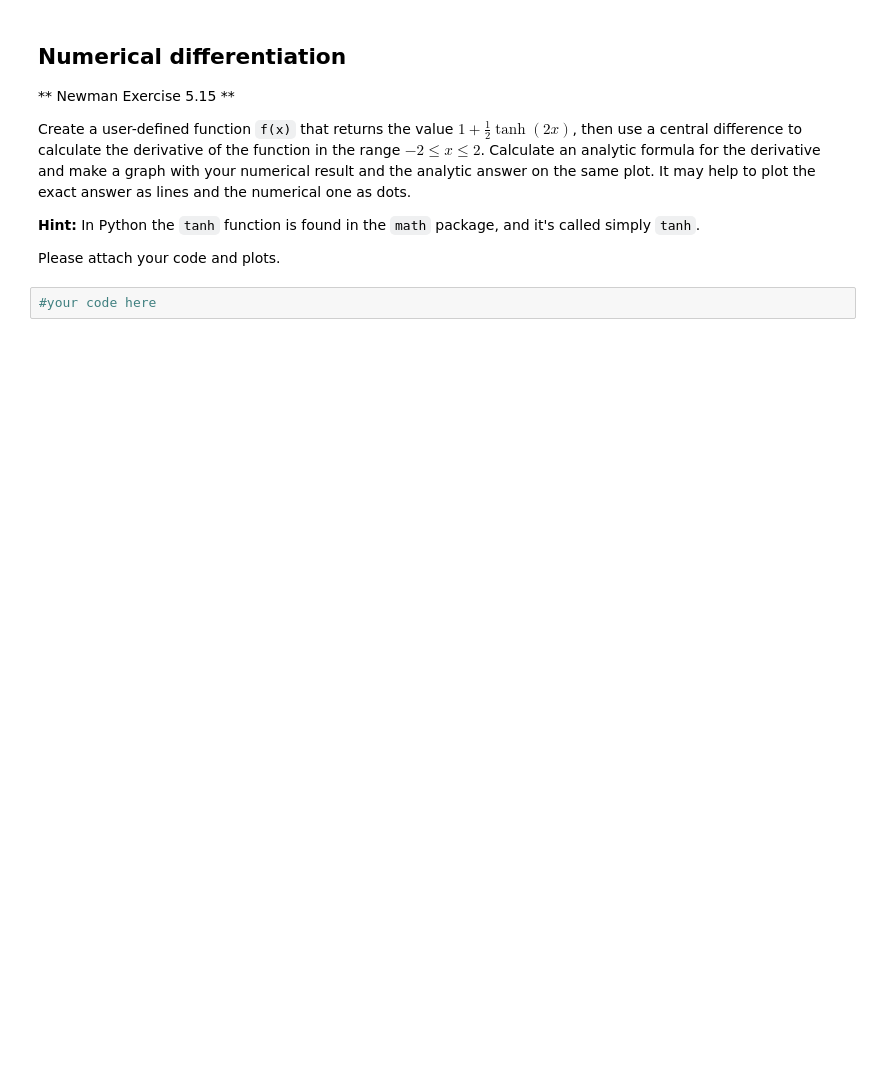
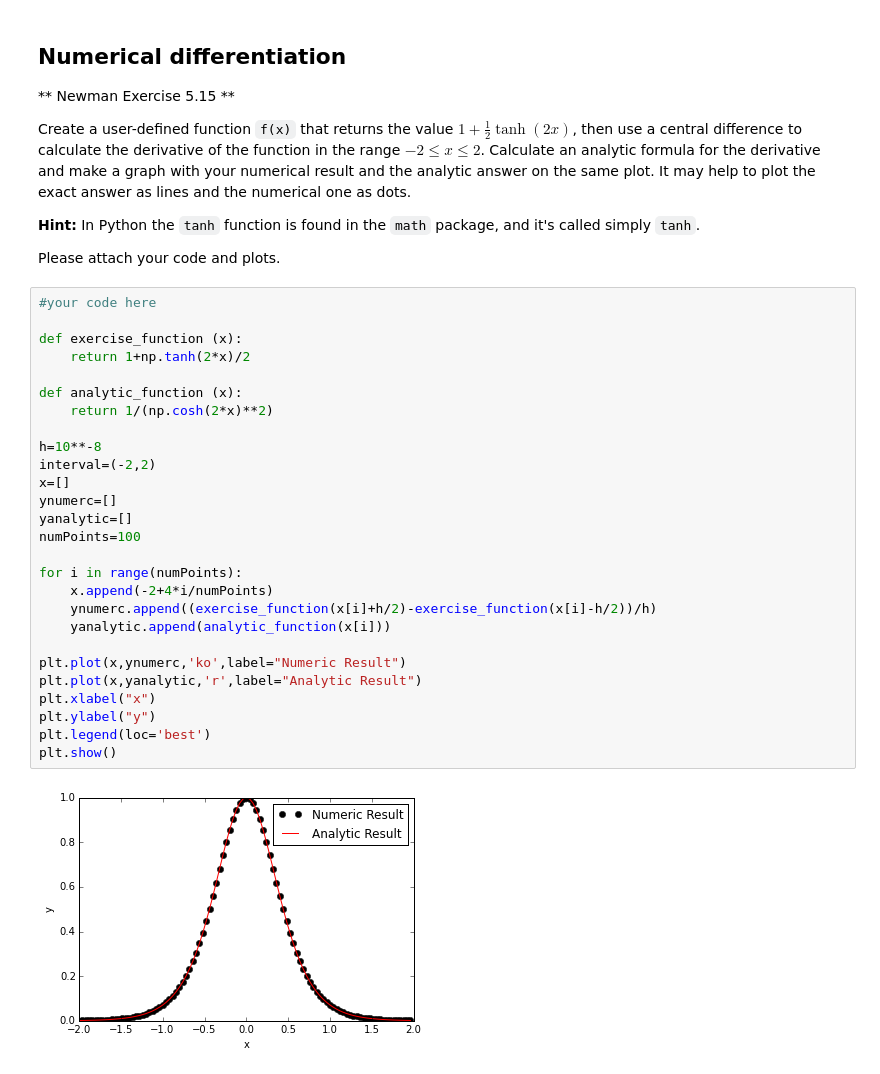
Before and after one commit to Ashardalon125/Weekly-Sessions, a Jupyter notebook: Weekly Session 5.ipynb, the cells around one changed output. Drawn from its saved outputs; the diff is of its cells as text; blank space fills up the shorter version.

````diff
--- a/Weekly Session 5.ipynb
+++ b/Weekly Session 5.ipynb
@@ -623,5 +667,32 @@
 **Hint:** In Python the ```tanh``` function is found in the ```math``` package, and it's called simply ```tanh```.
 
 Please attach your code and plots.
-# %%
-#your code here
+# %%
+#your code here
+
+def exercise_function (x):
+    return 1+np.tanh(2*x)/2
+
+def analytic_function (x):
+    return 1/(np.cosh(2*x)**2)
+
+h=10**-8
+interval=(-2,2)
+x=[]
+ynumerc=[]
+yanalytic=[]
+numPoints=100
+
+for i in range(numPoints):
+    x.append(-2+4*i/numPoints)
+    ynumerc.append((exercise_function(x[i]+h/2)-exercise_function(x[i]-h/2))/h)
+    yanalytic.append(analytic_function(x[i]))
+
+plt.plot(x,ynumerc,'ko',label="Numeric Result")
+plt.plot(x,yanalytic,'r',label="Analytic Result")
+plt.xlabel("x")
+plt.ylabel("y")
+plt.legend(loc='best')
+plt.show()
+# %% [output]
+[figure, added]
````
Also changed, not shown: parts of 14 cells of this notebook, 1 other file.
